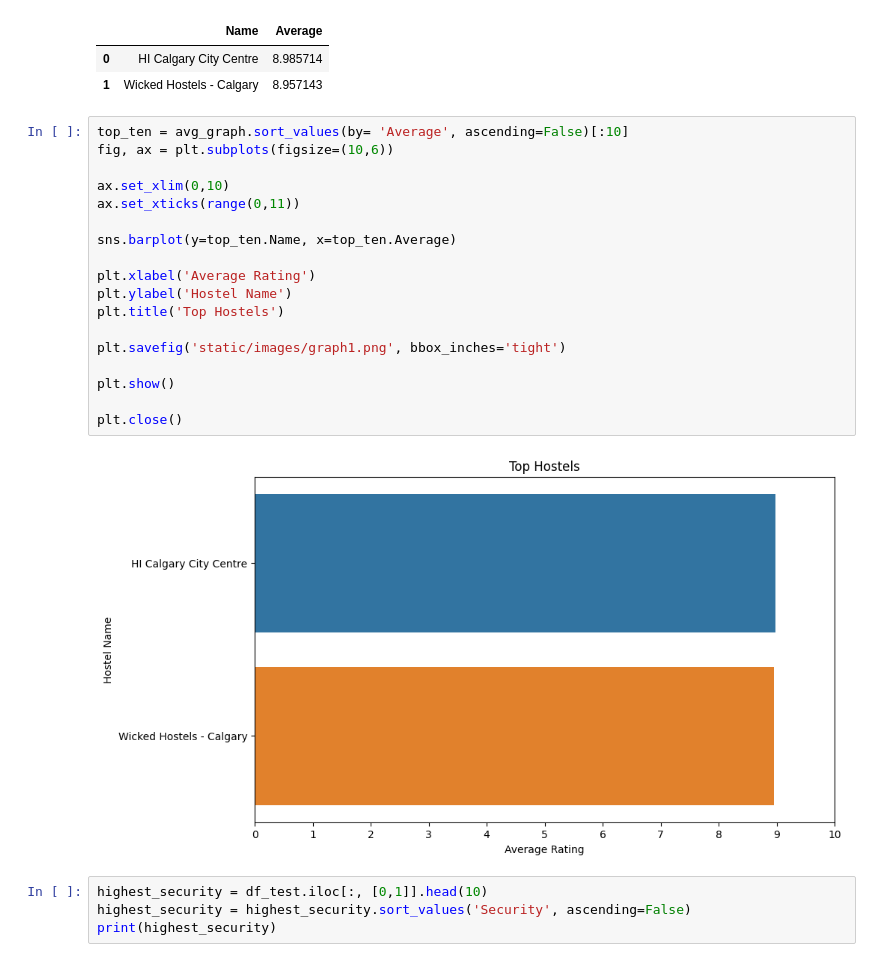
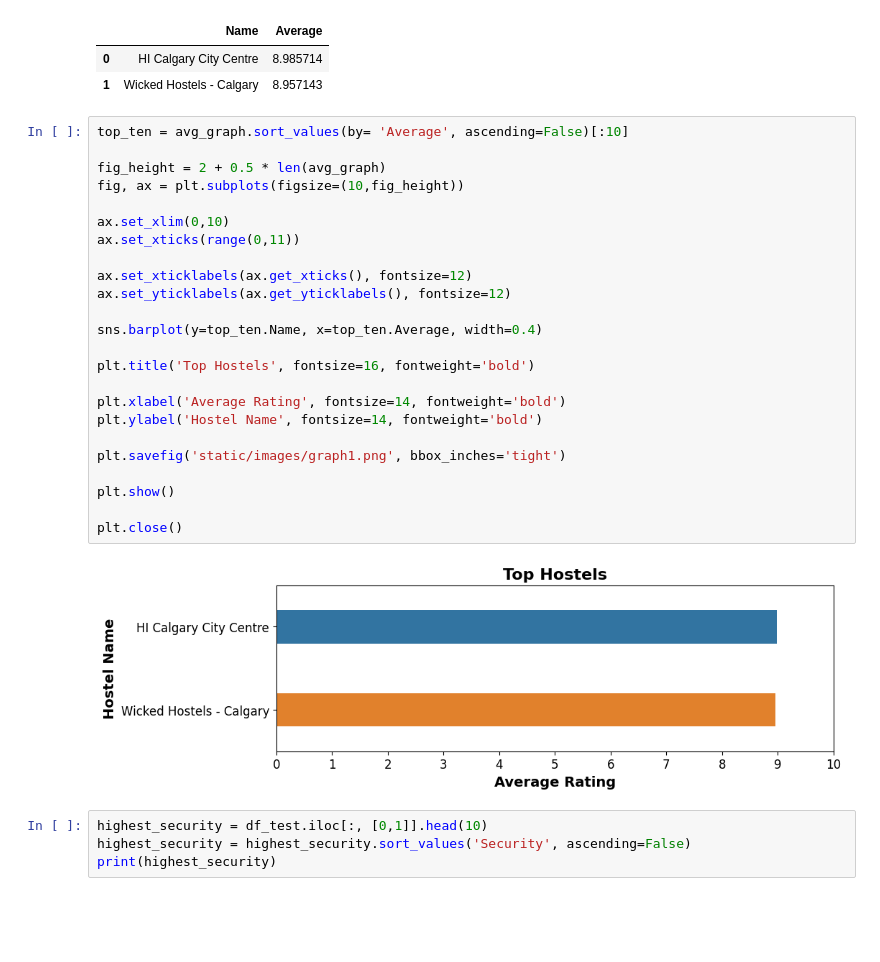
Before and after one commit to vknanavati/React-Flask-Hostel-App, a Jupyter notebook: backend/hostel_graphs.ipynb, the cells around one changed output. Cells and saved outputs as stored; diff of their text form; blank space fills up the shorter version.

Commit message:
formatted chart title, tick marks, and axis titles.

```diff
--- a/backend/hostel_graphs.ipynb
+++ b/backend/hostel_graphs.ipynb
@@ -51,24 +51,30 @@ avg_graph
 | 1 | Wicked Hostels - Calgary | 8.957143 |
 # %%
 top_ten = avg_graph.sort_values(by= 'Average', ascending=False)[:10]
-fig, ax = plt.subplots(figsize=(10,6))
+
+fig_height = 2 + 0.5 * len(avg_graph)
+fig, ax = plt.subplots(figsize=(10,fig_height))
 
 ax.set_xlim(0,10)
 ax.set_xticks(range(0,11))
 
-sns.barplot(y=top_ten.Name, x=top_ten.Average)
+ax.set_xticklabels(ax.get_xticks(), fontsize=12)
+ax.set_yticklabels(ax.get_yticklabels(), fontsize=12)
 
-plt.xlabel('Average Rating')
-plt.ylabel('Hostel Name')
-plt.title('Top Hostels')
+sns.barplot(y=top_ten.Name, x=top_ten.Average, width=0.4)
+
+plt.title('Top Hostels', fontsize=16, fontweight='bold')
+
+plt.xlabel('Average Rating', fontsize=14, fontweight='bold')
+plt.ylabel('Hostel Name', fontsize=14, fontweight='bold')
 
 plt.savefig('static/images/graph1.png', bbox_inches='tight')
 
 plt.show()
 
 plt.close()
 # %% [output]
-[figure, old version]
+[figure, new version]
 # %%
 highest_security = df_test.iloc[:, [0,1]].head(10)
 highest_security = highest_security.sort_values('Security', ascending=False)
```
Also changed, not shown: parts of 7 cells of this notebook.
